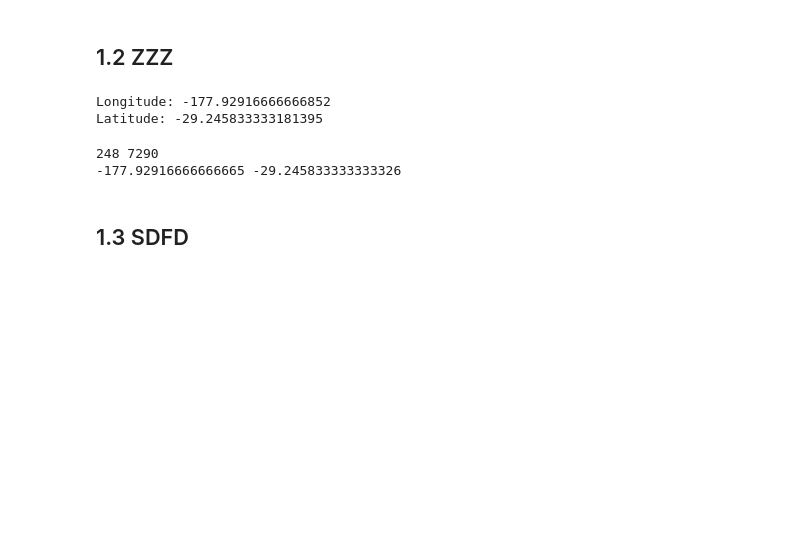
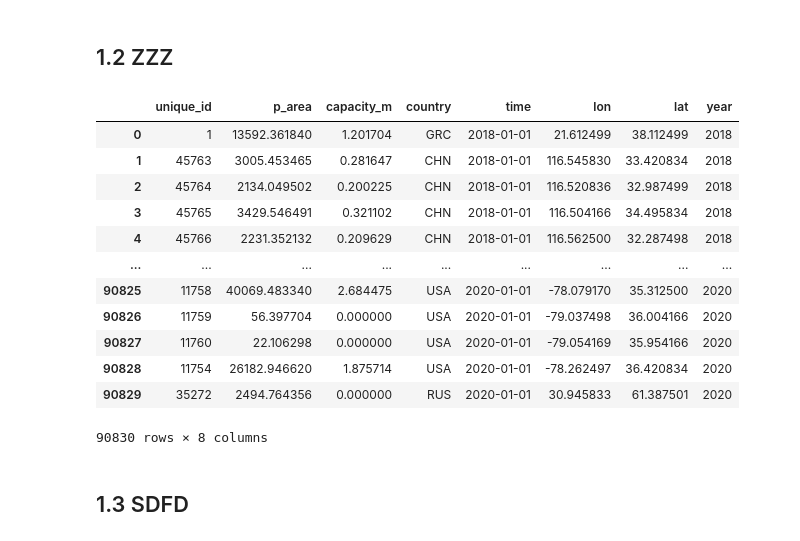
Before and after one commit to px39n/Landuse_Zhong, a Jupyter notebook: 2.2 process_csv_for_embedding.ipynb, the cells around one changed output. Saved outputs shown, nothing was run; the diff lists cells and outputs as text; code cells hidden in the pictures; blank space fills up the shorter version.

```diff
--- a/2.2 process_csv_for_embedding.ipynb
+++ b/2.2 process_csv_for_embedding.ipynb
@@ -561,32 +545,28 @@ Data variables: (12/19)
 # %% [markdown]
 ## 1.2 ZZZ
-# %%
-print("Longitude:", pv_df[pv_df['unique_id'] == 19077]['lon'].values[0])
-print("Latitude:", pv_df[pv_df['unique_id'] == 19077]['lat'].values[0])
-# %% [output]
-Longitude: -177.92916666666852
-Latitude: -29.245833333181395
-# %%
-# Find the nearest point in ds_merge to the given coordinates
-target_lon = np.float64(-177.92916666666852)
-target_lat = np.float64(-29.245833333181395)
-
-# Calculate absolute differences
-lon_diff = np.abs(ds_merge.lon.values - target_lon)
-lat_diff = np.abs(ds_merge.lat.values - target_lat)
-
-# Find indices of minimum differences
-nearest_lon_idx = np.argmin(lon_diff)
-nearest_lat_idx = np.argmin(lat_diff)
-print(nearest_lon_idx, nearest_lat_idx)
-# Get the actual coordinates
-nearest_lon = np.float64(ds_merge.lon.values[nearest_lon_idx])
-nearest_lat = np.float64(ds_merge.lat.values[nearest_lat_idx])
-
-print(nearest_lon, nearest_lat)
-# %% [output]
-248 7290
--177.92916666666665 -29.245833333333326
+# %%
+pv_df
+pv_df['year'] = pd.to_datetime(pv_df['time']).dt.year
+pv_df_dedup = (
+    pv_df.sort_values('time')  # 可改为其他排序依据
+         .drop_duplicates(subset=['year', 'lat', 'lon'], keep='last')  # 你也可以用 keep='first'
+         .reset_index(drop=True)
+)
+pv_df_dedup
+# %% [output]
+|  | unique_id | p_area | capacity_m | country | time | lon | lat | year |
+| 0 | 1 | 13592.361840 | 1.201704 | GRC | 2018-01-01 | 21.612499 | 38.112499 | 2018 |
+| 1 | 45763 | 3005.453465 | 0.281647 | CHN | 2018-01-01 | 116.545830 | 33.420834 | 2018 |
+| 2 | 45764 | 2134.049502 | 0.200225 | CHN | 2018-01-01 | 116.520836 | 32.987499 | 2018 |
+| 3 | 45765 | 3429.546491 | 0.321102 | CHN | 2018-01-01 | 116.504166 | 34.495834 | 2018 |
+| 4 | 45766 | 2231.352132 | 0.209629 | CHN | 2018-01-01 | 116.562500 | 32.287498 | 2018 |
+| ... | ... | ... | ... | ... | ... | ... | ... | ... |
+| 90825 | 11758 | 40069.483340 | 2.684475 | USA | 2020-01-01 | -78.079170 | 35.312500 | 2020 |
+| 90826 | 11759 | 56.397704 | 0.000000 | USA | 2020-01-01 | -79.037498 | 36.004166 | 2020 |
+| 90827 | 11760 | 22.106298 | 0.000000 | USA | 2020-01-01 | -79.054169 | 35.954166 | 2020 |
+| 90828 | 11754 | 26182.946620 | 1.875714 | USA | 2020-01-01 | -78.262497 | 36.420834 | 2020 |
+| 90829 | 35272 | 2494.764356 | 0.000000 | RUS | 2020-01-01 | 30.945833 | 61.387501 | 2020 |
+90830 rows × 8 columns
 # %% [markdown]
 ## 1.3 SDFD
 # %%
```
Also changed, not shown: parts of 12 cells of this notebook, 9 other files.
